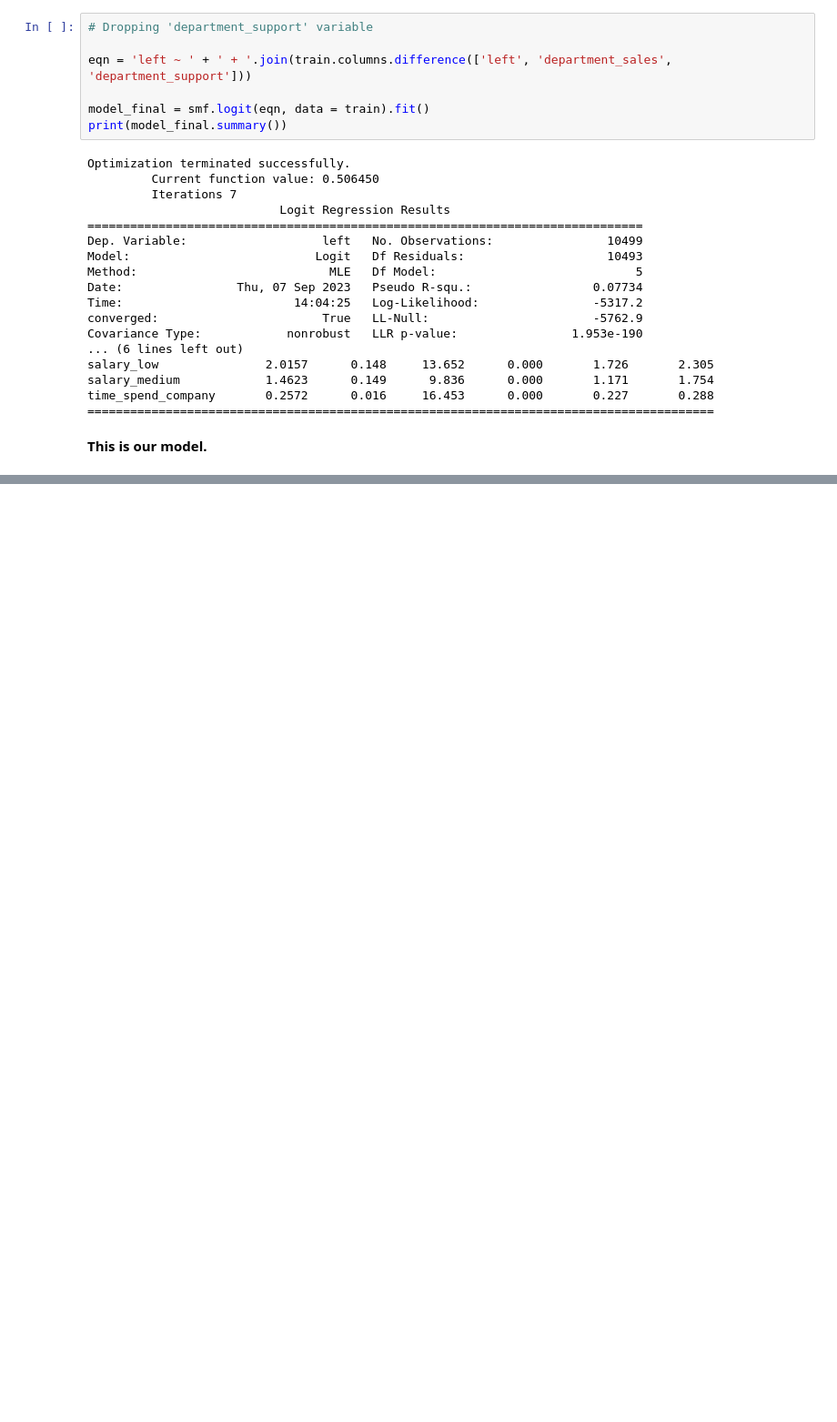
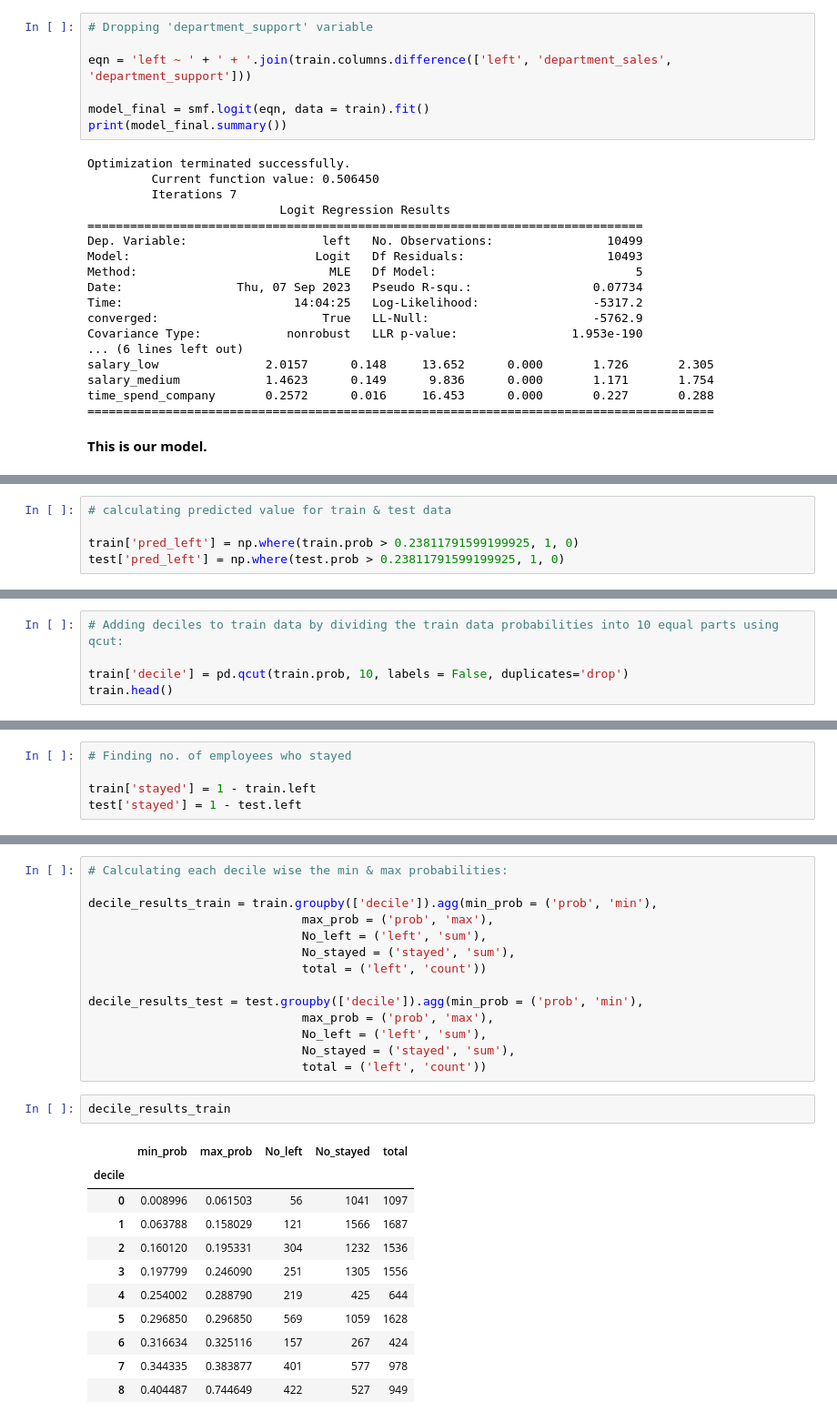
Before and after one commit to sakshisv/HR_Analytics_LogisticRegression, a Jupyter notebook: HR_Analytics_LogR.ipynb, the cells around one changed output, grey strips where cells are left out. Shown at 91% size. Drawn from its saved outputs; the diff is of its cells as text; blank space fills up the shorter version.

```diff
--- a/HR_Analytics_LogR.ipynb
+++ b/HR_Analytics_LogR.ipynb
@@ -694,0 +728,5 @@ time_spend_company       0.2572      0.016     16.453      0.000       0.227
+# %%
+# calculating predicted value for train & test data
+
+train['pred_left'] = np.where(train.prob > 0.23811791599199925, 1, 0)
+test['pred_left'] = np.where(test.prob > 0.23811791599199925, 1, 0)
@@ -694,0 +781,5 @@ time_spend_company       0.2572      0.016     16.453      0.000       0.227
+# %%
+# Adding deciles to train data by dividing the train data probabilities into 10 equal parts using qcut:
+
+train['decile'] = pd.qcut(train.prob, 10, labels = False, duplicates='drop')
+train.head()
@@ -694,0 +809,5 @@ time_spend_company       0.2572      0.016     16.453      0.000       0.227
+# %%
+# Finding no. of employees who stayed
+
+train['stayed'] = 1 - train.left
+test['stayed'] = 1 - test.left
@@ -694,0 +826,28 @@ time_spend_company       0.2572      0.016     16.453      0.000       0.227
+# %%
+# Calculating each decile wise the min & max probabilities:
+
+decile_results_train = train.groupby(['decile']).agg(min_prob = ('prob', 'min'),
+                              max_prob = ('prob', 'max'),
+                              No_left = ('left', 'sum'),
+                              No_stayed = ('stayed', 'sum'),
+                              total = ('left', 'count'))
+
+decile_results_test = test.groupby(['decile']).agg(min_prob = ('prob', 'min'),
+                              max_prob = ('prob', 'max'),
+                              No_left = ('left', 'sum'),
+                              No_stayed = ('stayed', 'sum'),
+                              total = ('left', 'count'))
+# %%
+decile_results_train
+# %% [output]
+|  | min_prob | max_prob | No_left | No_stayed | total |
+| decile |  |  |  |  |  |
+| 0 | 0.008996 | 0.061503 | 56 | 1041 | 1097 |
+| 1 | 0.063788 | 0.158029 | 121 | 1566 | 1687 |
+| 2 | 0.160120 | 0.195331 | 304 | 1232 | 1536 |
+| 3 | 0.197799 | 0.246090 | 251 | 1305 | 1556 |
+| 4 | 0.254002 | 0.288790 | 219 | 425 | 644 |
+| 5 | 0.296850 | 0.296850 | 569 | 1059 | 1628 |
+| 6 | 0.316634 | 0.325116 | 157 | 267 | 424 |
+| 7 | 0.344335 | 0.383877 | 401 | 577 | 978 |
+| 8 | 0.404487 | 0.744649 | 422 | 527 | 949 |
```
Also changed, not shown: parts of 15 cells of this notebook.
